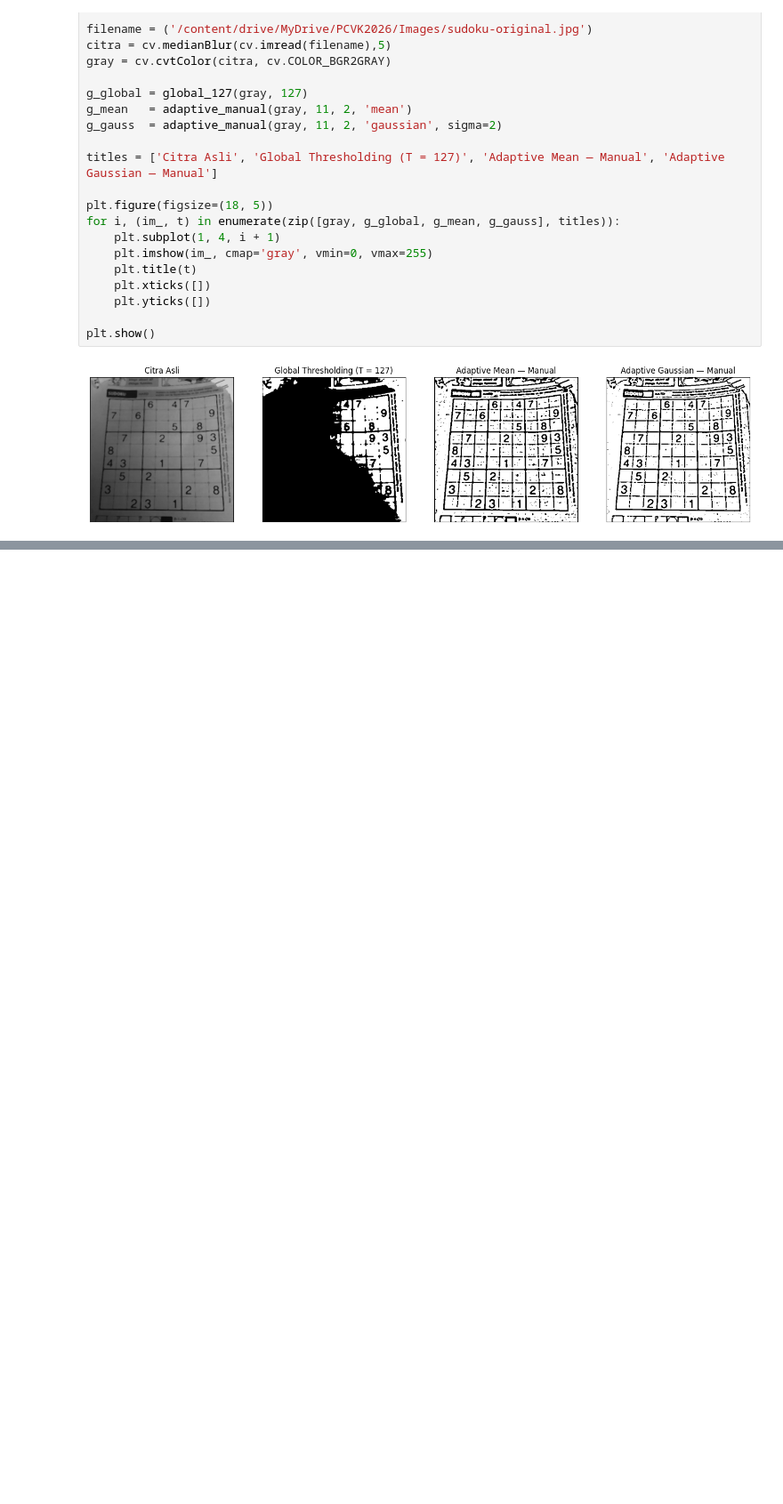
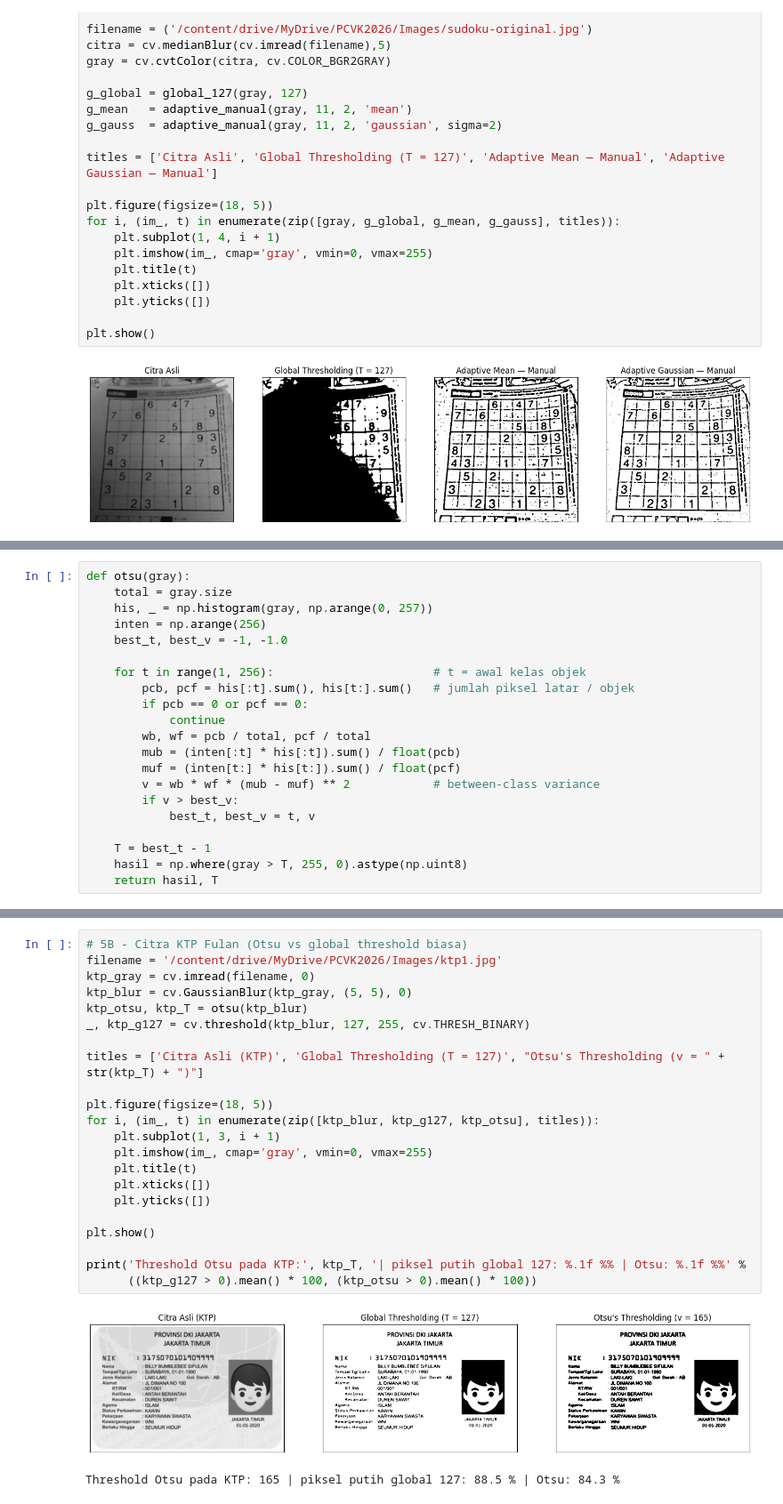
Before and after one commit to rsyadipras/PCVK_Ganjil2026, a Jupyter notebook: Week7_21.ipynb, the cells around one changed output, grey strips where cells are left out. Shown at 89% size. Drawn from its saved outputs; the diff is of its cells as text; blank space fills up the shorter version.

```diff
--- a/Week7_21.ipynb
+++ b/Week7_21.ipynb
@@ -120,0 +124,21 @@ plt.show()
+# %%
+def otsu(gray):
+    total = gray.size
+    his, _ = np.histogram(gray, np.arange(0, 257))
+    inten = np.arange(256)
+    best_t, best_v = -1, -1.0
+
+    for t in range(1, 256):                       # t = awal kelas objek
+        pcb, pcf = his[:t].sum(), his[t:].sum()   # jumlah piksel latar / objek
+        if pcb == 0 or pcf == 0:
+            continue
+        wb, wf = pcb / total, pcf / total
+        mub = (inten[:t] * his[:t]).sum() / float(pcb)
+        muf = (inten[t:] * his[t:]).sum() / float(pcf)
+        v = wb * wf * (mub - muf) ** 2            # between-class variance
+        if v > best_v:
+            best_t, best_v = t, v
+
+    T = best_t - 1
+    hasil = np.where(gray > T, 255, 0).astype(np.uint8)
+    return hasil, T
@@ -120,0 +193,25 @@ plt.show()
+# %%
+# 5B - Citra KTP Fulan (Otsu vs global threshold biasa)
+filename = '/content/drive/MyDrive/PCVK2026/Images/ktp1.jpg'
+ktp_gray = cv.imread(filename, 0)
+ktp_blur = cv.GaussianBlur(ktp_gray, (5, 5), 0)
+ktp_otsu, ktp_T = otsu(ktp_blur)
+_, ktp_g127 = cv.threshold(ktp_blur, 127, 255, cv.THRESH_BINARY)
+
+titles = ['Citra Asli (KTP)', 'Global Thresholding (T = 127)', "Otsu's Thresholding (v = " + str(ktp_T) + ")"]
+
+plt.figure(figsize=(18, 5))
+for i, (im_, t) in enumerate(zip([ktp_blur, ktp_g127, ktp_otsu], titles)):
+    plt.subplot(1, 3, i + 1)
+    plt.imshow(im_, cmap='gray', vmin=0, vmax=255)
+    plt.title(t)
+    plt.xticks([])
+    plt.yticks([])
+
+plt.show()
+
+print('Threshold Otsu pada KTP:', ktp_T, '| piksel putih global 127: %.1f %% | Otsu: %.1f %%' %
+      ((ktp_g127 > 0).mean() * 100, (ktp_otsu > 0).mean() * 100))
+# %% [output]
+[figure, added]
+Threshold Otsu pada KTP: 165 | piksel putih global 127: 88.5 % | Otsu: 84.3 %
```
Also changed, not shown: parts of 6 cells of this notebook.
